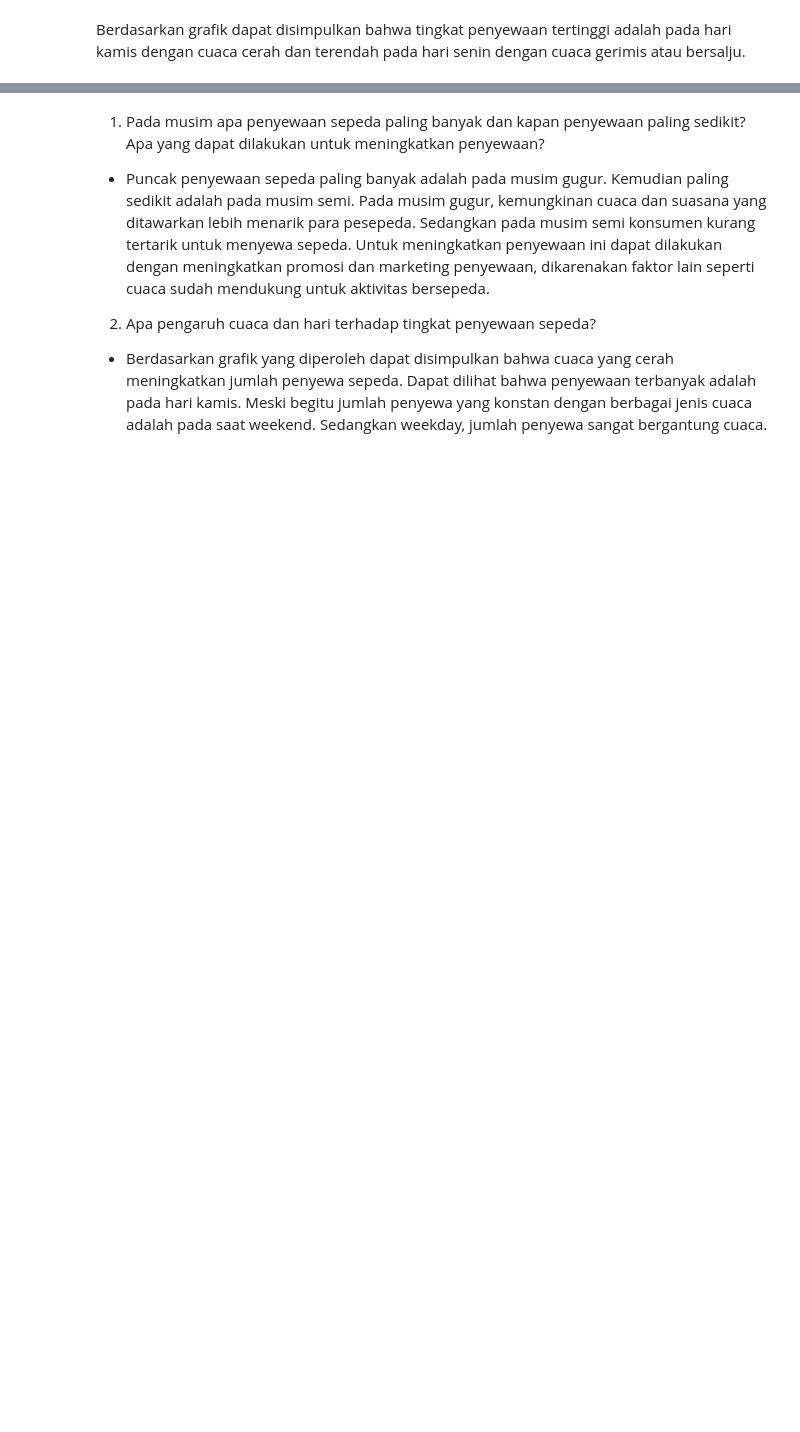
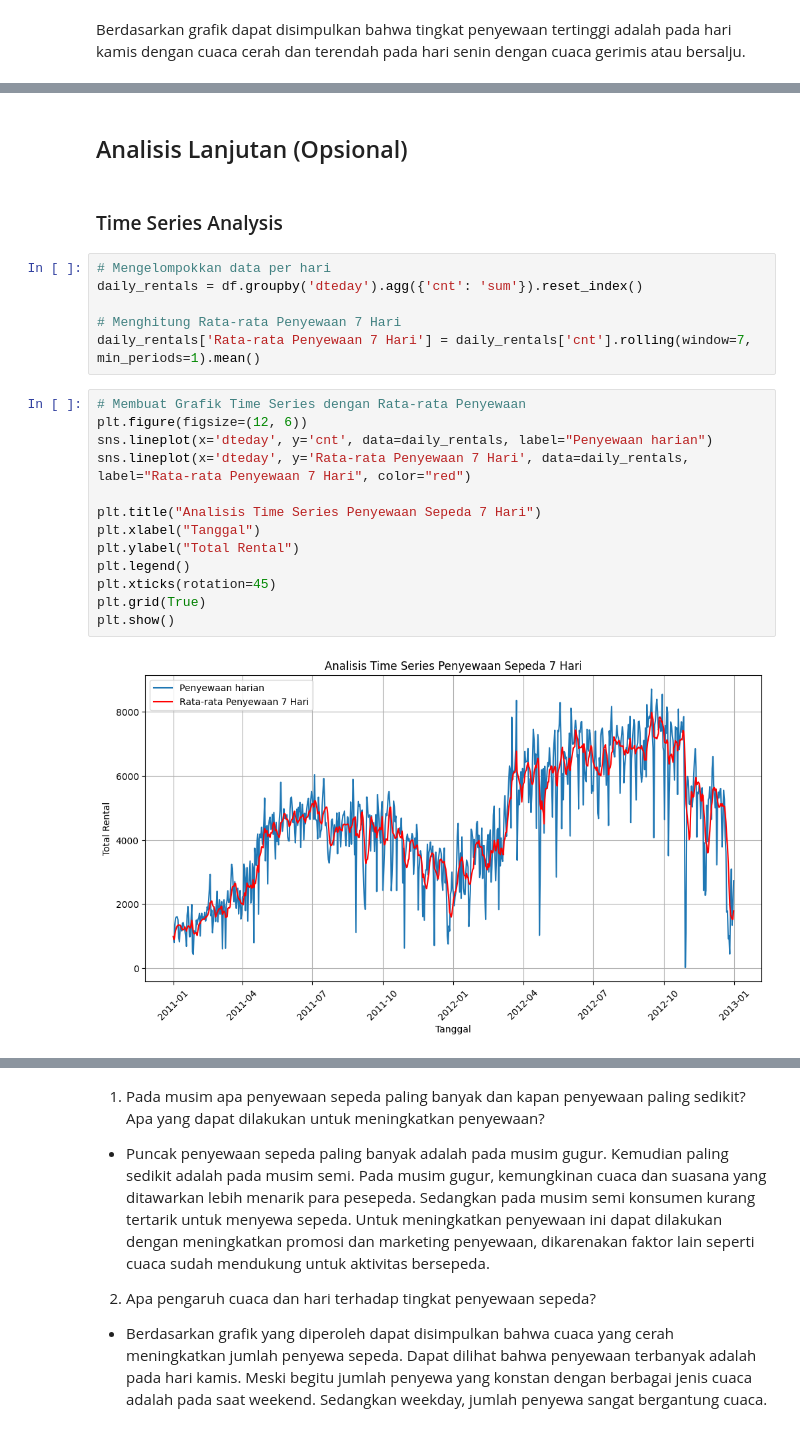
Before and after one commit to Haiqelhakeem/bike-sharing-analysis, a Jupyter notebook: Submission_Data_Analysis_Haiqel_A_H.ipynb, the cells around one changed output, grey strips where cells are left out. Saved outputs shown, nothing was run; the diff lists cells and outputs as text; blank space fills up the shorter version.

```diff
--- a/Submission_Data_Analysis_Haiqel_A_H.ipynb
+++ b/Submission_Data_Analysis_Haiqel_A_H.ipynb
@@ -291,0 +393,25 @@ Berdasarkan grafik dapat disimpulkan bahwa tingkat penyewaan tertinggi adalah pa
+# %% [markdown]
+## Analisis Lanjutan (Opsional)
+# %% [markdown]
+### Time Series Analysis
+# %%
+# Mengelompokkan data per hari
+daily_rentals = df.groupby('dteday').agg({'cnt': 'sum'}).reset_index()
+
+# Menghitung Rata-rata Penyewaan 7 Hari
+daily_rentals['Rata-rata Penyewaan 7 Hari'] = daily_rentals['cnt'].rolling(window=7, min_periods=1).mean()
+# %%
+# Membuat Grafik Time Series dengan Rata-rata Penyewaan
+plt.figure(figsize=(12, 6))
+sns.lineplot(x='dteday', y='cnt', data=daily_rentals, label="Penyewaan harian")
+sns.lineplot(x='dteday', y='Rata-rata Penyewaan 7 Hari', data=daily_rentals, label="Rata-rata Penyewaan 7 Hari", color="red")
+
+plt.title("Analisis Time Series Penyewaan Sepeda 7 Hari")
+plt.xlabel("Tanggal")
+plt.ylabel("Total Rental")
+plt.legend()
+plt.xticks(rotation=45)
+plt.grid(True)
+plt.show()
+# %% [output]
+[figure, added]
```
Also changed, not shown: parts of 34 cells of this notebook, 1 other file.
